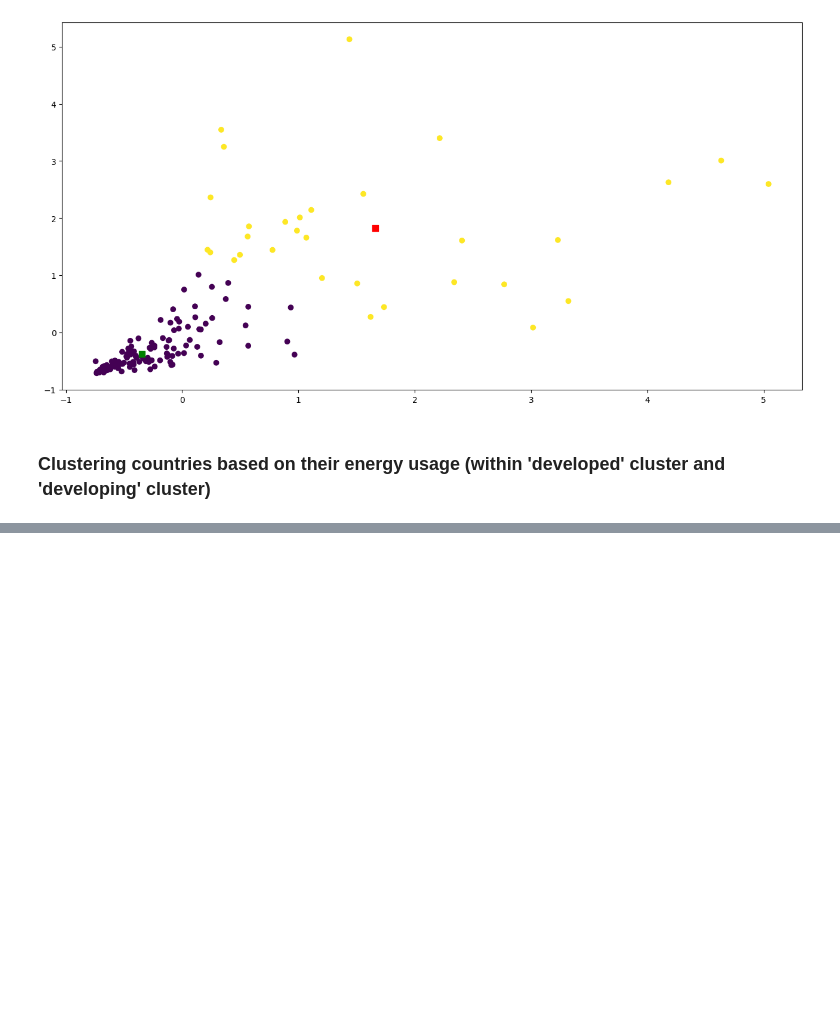
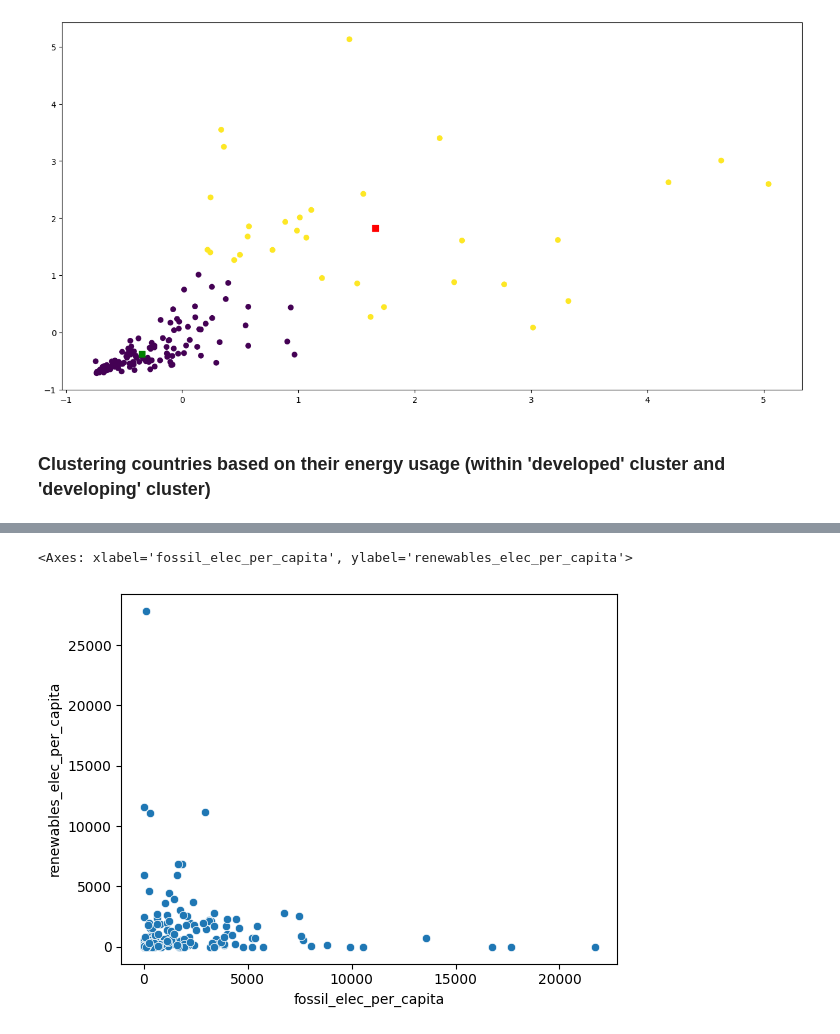
Before and after one commit to boon-keng/mini-project, a Jupyter notebook: EDA.ipynb, the cells around one changed output, grey strips where cells are left out. Saved outputs shown, nothing was run; the diff lists cells and outputs as text; code cells hidden in the pictures; blank space fills up the shorter version.

```diff
--- a/EDA.ipynb
+++ b/EDA.ipynb
@@ -619,3 +623,6 @@ plt.scatter(1.66290804, 1.82079946, s=50, c='r', marker="s")
 [figure]
 # %% [markdown]
 ### Clustering countries based on their energy usage (within 'developed' cluster and 'developing' cluster)
+# %%
+country_2021 = country_data[country_data['year'] == 2021]
+country_2021
@@ -621,0 +645,5 @@ plt.scatter(1.66290804, 1.82079946, s=50, c='r', marker="s")
+# %%
+sb.scatterplot(data = country_2021, x = 'fossil_elec_per_capita', y = 'renewables_elec_per_capita')
+# %% [output]
+<Axes: xlabel='fossil_elec_per_capita', ylabel='renewables_elec_per_capita'>
+[figure, added]
```
Also changed, not shown: parts of 10 cells of this notebook, 3 other files.
